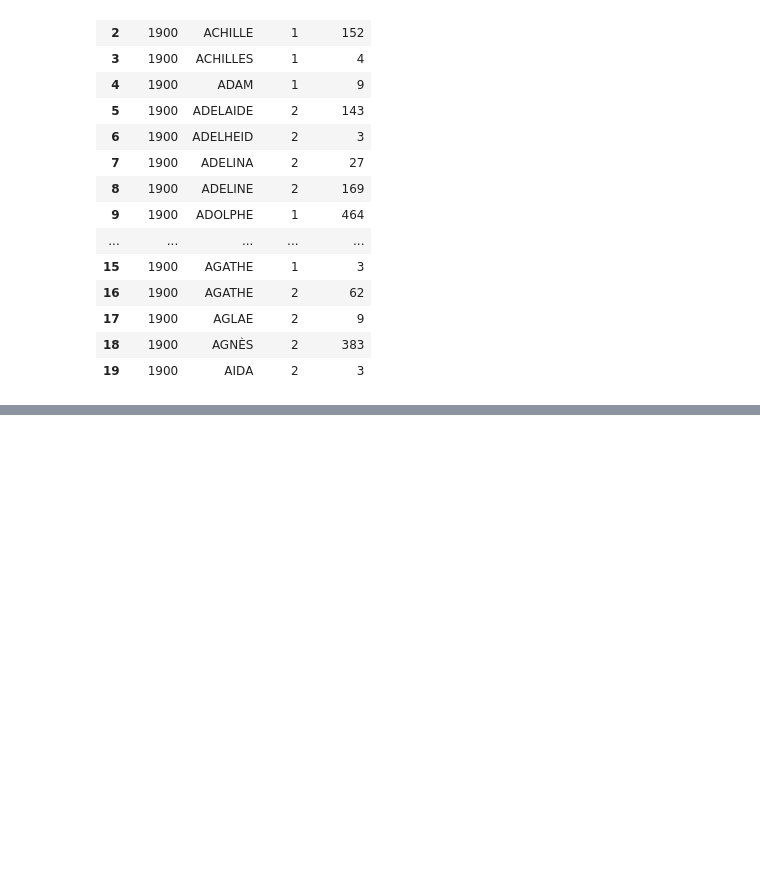
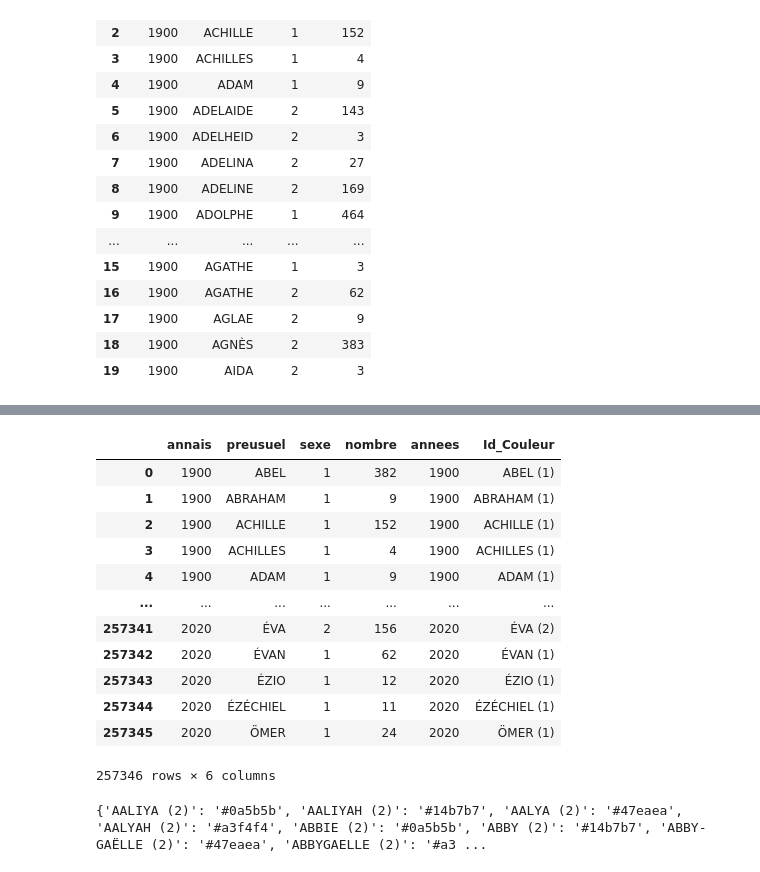
Before and after one commit to msenart/visualisation-for-babies, a Jupyter notebook: Visualisation 1/baby-names-1.ipynb, the cells around one changed output, grey strips where cells are left out. Drawn from its saved outputs; the diff is of its cells as text; code cells hidden in the pictures; blank space fills up the shorter version.

Commit message:
ajout des couleurs dans la tier list

```diff
--- a/Visualisation 1/baby-names-1.ipynb
+++ b/Visualisation 1/baby-names-1.ipynb
@@ -372,0 +542,21 @@ base
+# %%
+names
+# %% [output]
+|  | annais | preusuel | sexe | nombre | annees | Id_Couleur |
+| 0 | 1900 | ABEL | 1 | 382 | 1900 | ABEL (1) |
+| 1 | 1900 | ABRAHAM | 1 | 9 | 1900 | ABRAHAM (1) |
+| 2 | 1900 | ACHILLE | 1 | 152 | 1900 | ACHILLE (1) |
+| 3 | 1900 | ACHILLES | 1 | 4 | 1900 | ACHILLES (1) |
+| 4 | 1900 | ADAM | 1 | 9 | 1900 | ADAM (1) |
+| ... | ... | ... | ... | ... | ... | ... |
+| 257341 | 2020 | ÉVA | 2 | 156 | 2020 | ÉVA (2) |
+| 257342 | 2020 | ÉVAN | 1 | 62 | 2020 | ÉVAN (1) |
+| 257343 | 2020 | ÉZIO | 1 | 12 | 2020 | ÉZIO (1) |
+| 257344 | 2020 | ÉZÉCHIEL | 1 | 11 | 2020 | ÉZÉCHIEL (1) |
+| 257345 | 2020 | ÖMER | 1 | 24 | 2020 | ÖMER (1) |
+257346 rows × 6 columns
+# %%
+print(mapping_couleurs)
+names['Couleur_Hex'] = names['Id_Couleur'].map(mapping_couleurs)
+# %% [output]
+{'AALIYA (2)': '#0a5b5b', 'AALIYAH (2)': '#14b7b7', 'AALYA (2)': '#47eaea', 'AALYAH (2)': '#a3f4f4', 'ABBIE (2)': '#0a5b5b', 'ABBY (2)': '#14b7b7', 'ABBY-GAËLLE (2)': '#47eaea', 'ABBYGAELLE (2)': '#a3 ...
```
Also changed, not shown: parts of 18 cells of this notebook.
